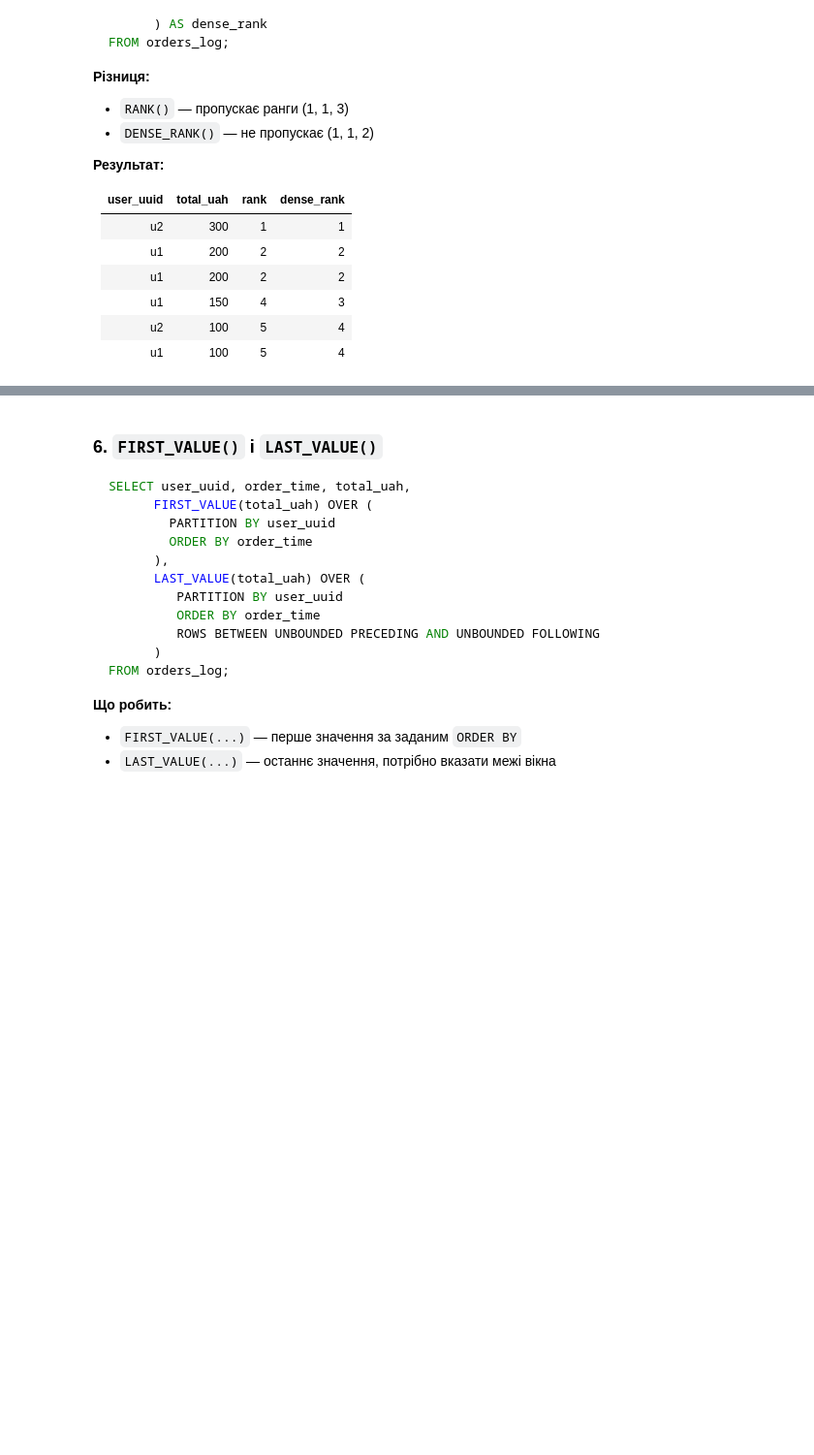
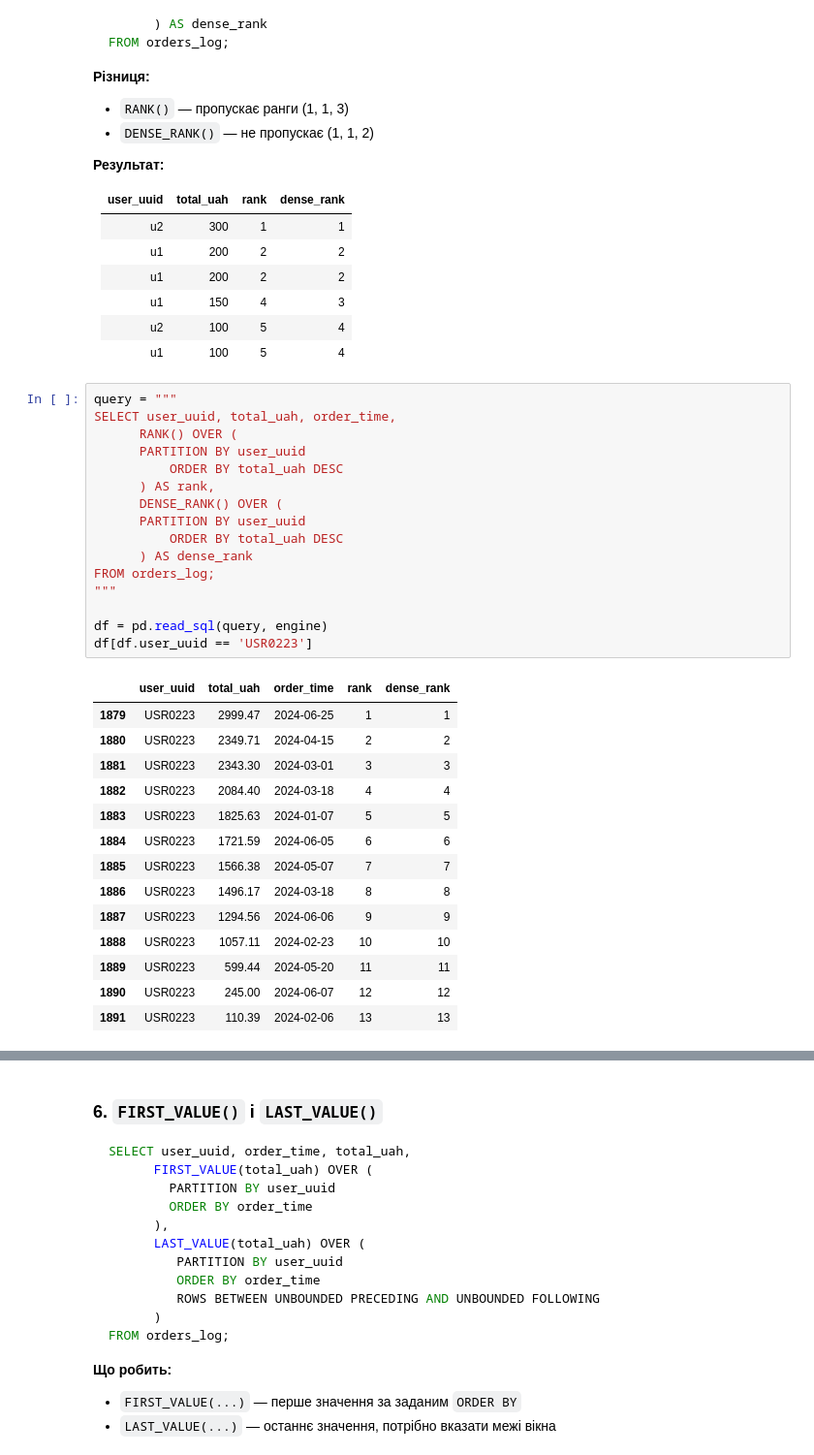
Before and after one commit to cpython-projects/python_da_17_03_26, a Jupyter notebook: lesson_26.ipynb, the cells around one changed output, grey strips where cells are left out. Shown at 97% size. Drawn from its saved outputs; the diff is of its cells as text; blank space fills up the shorter version.

```diff
--- a/lesson_26.ipynb
+++ b/lesson_26.ipynb
@@ -415,3 +450,34 @@ FROM orders_log;
 | u1         | 150        | 4    | 3           |
 | u2         | 100        | 5    | 4           |
 | u1         | 100        | 5    | 4           |
+# %%
+query = """
+SELECT user_uuid, total_uah, order_time,
+      RANK() OVER (
+      PARTITION BY user_uuid
+          ORDER BY total_uah DESC
+      ) AS rank,
+      DENSE_RANK() OVER (
+      PARTITION BY user_uuid
+          ORDER BY total_uah DESC
+      ) AS dense_rank
+FROM orders_log;
+"""
+
+df = pd.read_sql(query, engine)
+df[df.user_uuid == 'USR0223']
+# %% [output]
+|  | user_uuid | total_uah | order_time | rank | dense_rank |
+| 1879 | USR0223 | 2999.47 | 2024-06-25 | 1 | 1 |
+| 1880 | USR0223 | 2349.71 | 2024-04-15 | 2 | 2 |
+| 1881 | USR0223 | 2343.30 | 2024-03-01 | 3 | 3 |
+| 1882 | USR0223 | 2084.40 | 2024-03-18 | 4 | 4 |
+| 1883 | USR0223 | 1825.63 | 2024-01-07 | 5 | 5 |
+| 1884 | USR0223 | 1721.59 | 2024-06-05 | 6 | 6 |
+| 1885 | USR0223 | 1566.38 | 2024-05-07 | 7 | 7 |
+| 1886 | USR0223 | 1496.17 | 2024-03-18 | 8 | 8 |
+| 1887 | USR0223 | 1294.56 | 2024-06-06 | 9 | 9 |
+| 1888 | USR0223 | 1057.11 | 2024-02-23 | 10 | 10 |
+| 1889 | USR0223 | 599.44 | 2024-05-20 | 11 | 11 |
+| 1890 | USR0223 | 245.00 | 2024-06-07 | 12 | 12 |
+| 1891 | USR0223 | 110.39 | 2024-02-06 | 13 | 13 |
```
Also changed, not shown: parts of 8 cells of this notebook.
